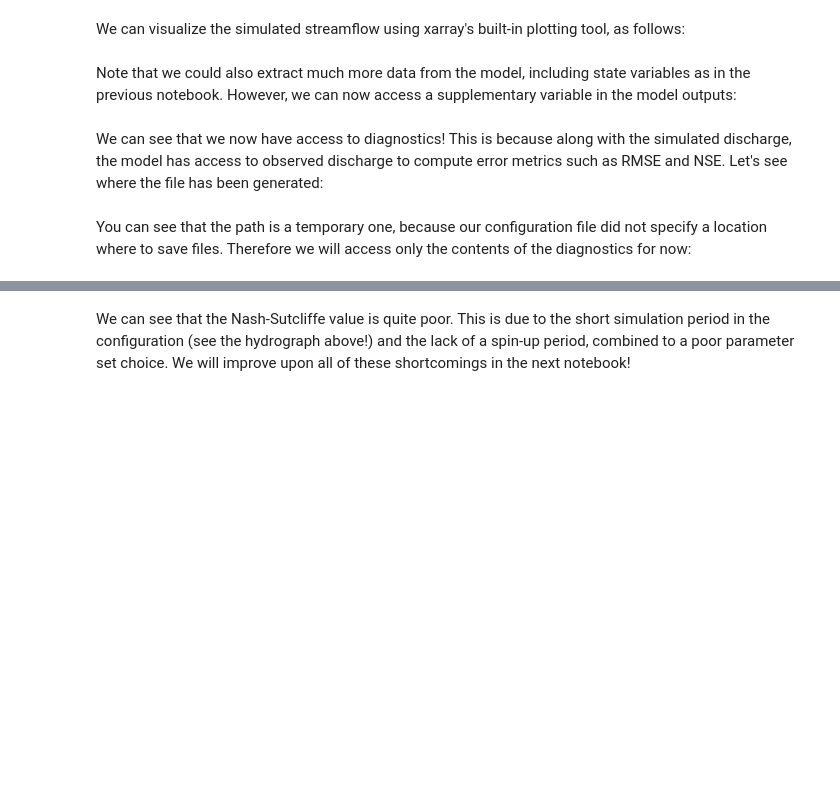
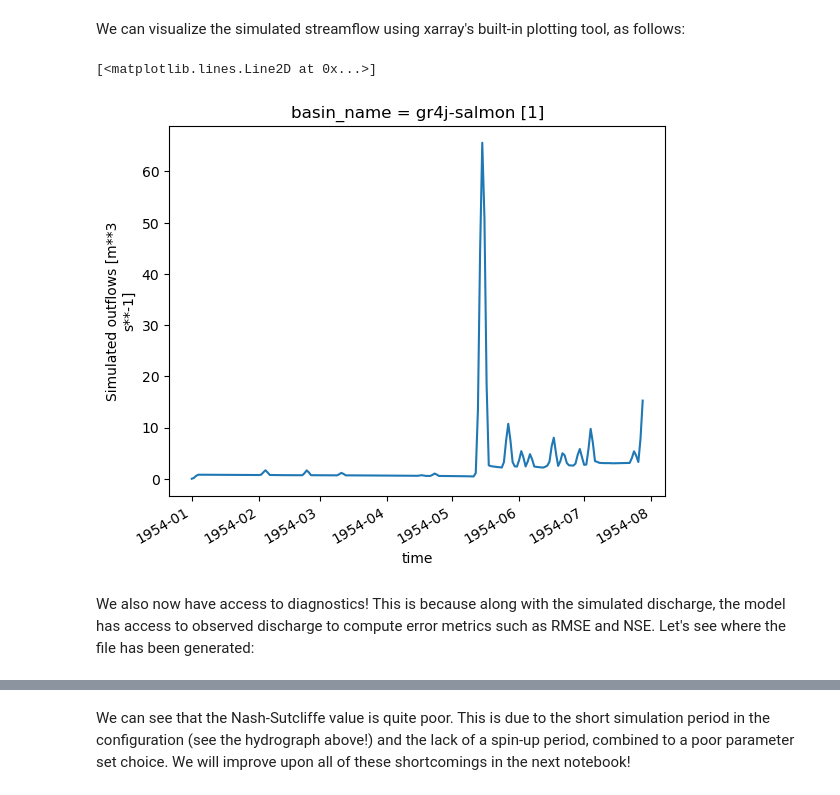
Before and after one commit to CSHS-CWRA/RavenPy, a Jupyter notebook: docs/notebooks/05_Advanced_RavenPy_configuration.ipynb, the cells around one changed output, grey strips where cells are left out. Cells and saved outputs as stored; diff of their text form; code cells hidden in the pictures; blank space fills up the shorter version.

Commit message:
Fix the first part of NB05 with new_config
The 1st part that contains the reading of external files without the use of a model has been fixed.

Waiting for manual offset/scaling to fix the 2nd part

```diff
--- a/docs/notebooks/05_Advanced_RavenPy_configuration.ipynb
+++ b/docs/notebooks/05_Advanced_RavenPy_configuration.ipynb
@@ -39,9 +45,13 @@ run_name = "raven-gr4j-salmon"  # As can be seen in the config above, this is th
 configdir = config[
     0
 ].parent  # We can get the path to the folder containing the .rvX files this way
+
+# Run the model and get the path to outputs
 outputs_path = run(
-    run_name=run_name, configdir=configdir, overwrite=True
-)  # Run the model and get the path to outputs
-outputs = OutputReader(run_name=None, path=outputs_path)  # Get the outputs
+    modelname=run_name, configdir=configdir, overwrite=True
+)
+# Note. The modelname parameter can be confusing. You need to give the FILES extension name (run_name in our case),
+# not the name of the model.
 
-outputs.files  # Show the hydrograph
+
+outputs_path
@@ -66,6 +95,7 @@ To see results, we must first tell the model to read them from the files Raven h
 # %% [markdown]
 We can visualize the simulated streamflow using xarray's built-in plotting tool, as follows:
 # %%
-model.q_sim.plot()
+outputs.hydrograph.q_sim.plot()
+# %% [output]
+[<matplotlib.lines.Line2D at 0x...>]
+[figure, added]
-# %% [markdown]
-Note that we could also extract much more data from the model, including state variables as in the previous notebook. However, we can now access a supplementary variable in the model outputs:
@@ -75,2 +102,2 @@ model.outputs
 # %% [markdown]
-We can see that we now have access to diagnostics! This is because along with the simulated discharge, the model has access to observed discharge to compute error metrics such as RMSE and NSE. Let's see where the file has been generated:
+We also now have access to diagnostics! This is because along with the simulated discharge, the model has access to observed discharge to compute error metrics such as RMSE and NSE. Let's see where the file has been generated:
@@ -79,2 +103,0 @@ print(model.outputs["diagnostics"])
-# %% [markdown]
-You can see that the path is a temporary one, because our configuration file did not specify a location where to save files. Therefore we will access only the contents of the diagnostics for now:
```
Also changed, not shown: parts of 9 cells of this notebook, 1 other file.
